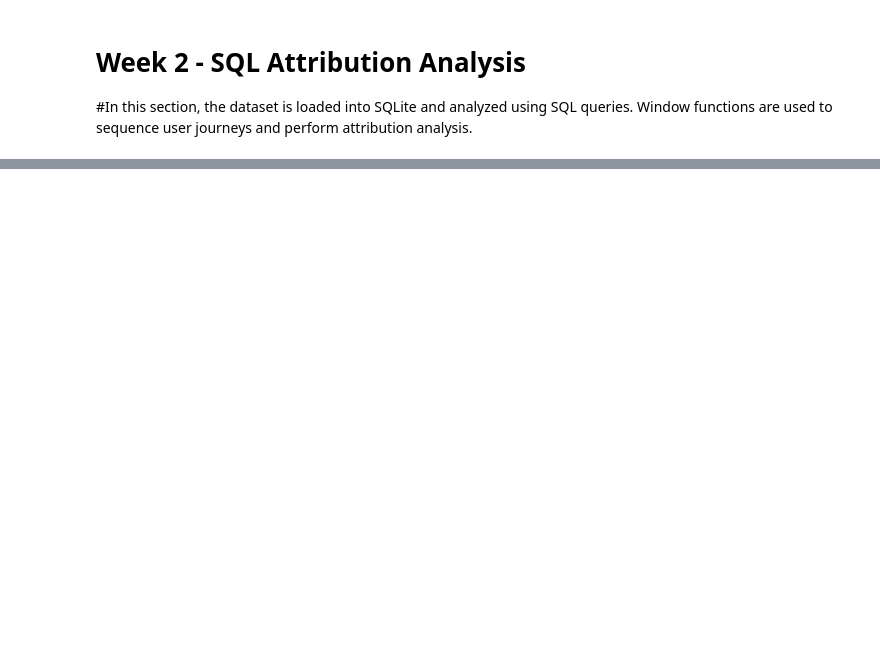
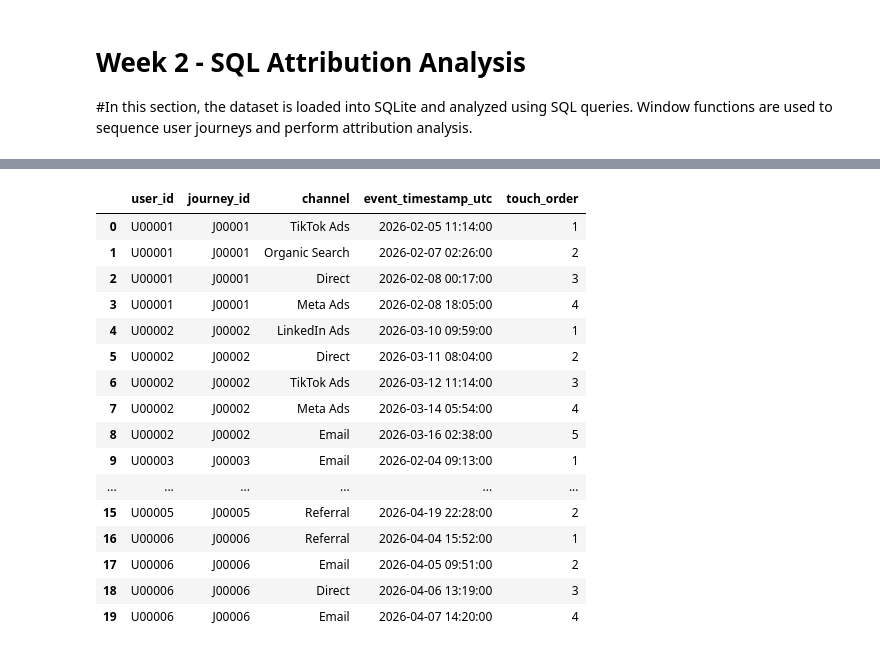
Before and after one commit to SUKstudent/Infotact_Data_Analytics_Internship, a Jupyter notebook: notebooks/EDA.ipynb, the cells around one changed output, grey strips where cells are left out. Saved outputs shown, nothing was run; the diff lists cells and outputs as text; code cells hidden in the pictures; blank space fills up the shorter version.

```diff
--- a/notebooks/EDA.ipynb
+++ b/notebooks/EDA.ipynb
@@ -384,0 +363,37 @@ pd.read_sql(query, conn)
+# %%
+query = """
+SELECT
+    user_id,
+    journey_id,
+    channel,
+    event_timestamp_utc,
+
+    ROW_NUMBER() OVER(
+        PARTITION BY user_id
+        ORDER BY event_timestamp_utc
+    ) AS touch_order
+
+FROM marketing_data
+"""
+
+journey_sequence = pd.read_sql_query(query, conn)
+
+journey_sequence.head(20)
+# %% [output]
+|  | user_id | journey_id | channel | event_timestamp_utc | touch_order |
+| 0 | U00001 | J00001 | TikTok Ads | 2026-02-05 11:14:00 | 1 |
+| 1 | U00001 | J00001 | Organic Search | 2026-02-07 02:26:00 | 2 |
+| 2 | U00001 | J00001 | Direct | 2026-02-08 00:17:00 | 3 |
+| 3 | U00001 | J00001 | Meta Ads | 2026-02-08 18:05:00 | 4 |
+| 4 | U00002 | J00002 | LinkedIn Ads | 2026-03-10 09:59:00 | 1 |
+| 5 | U00002 | J00002 | Direct | 2026-03-11 08:04:00 | 2 |
+| 6 | U00002 | J00002 | TikTok Ads | 2026-03-12 11:14:00 | 3 |
+| 7 | U00002 | J00002 | Meta Ads | 2026-03-14 05:54:00 | 4 |
+| 8 | U00002 | J00002 | Email | 2026-03-16 02:38:00 | 5 |
+| 9 | U00003 | J00003 | Email | 2026-02-04 09:13:00 | 1 |
+| ... | ... | ... | ... | ... | ... |
+| 15 | U00005 | J00005 | Referral | 2026-04-19 22:28:00 | 2 |
+| 16 | U00006 | J00006 | Referral | 2026-04-04 15:52:00 | 1 |
+| 17 | U00006 | J00006 | Email | 2026-04-05 09:51:00 | 2 |
+| 18 | U00006 | J00006 | Direct | 2026-04-06 13:19:00 | 3 |
+| 19 | U00006 | J00006 | Email | 2026-04-07 14:20:00 | 4 |
```
Also changed, not shown: parts of 70 cells of this notebook.
